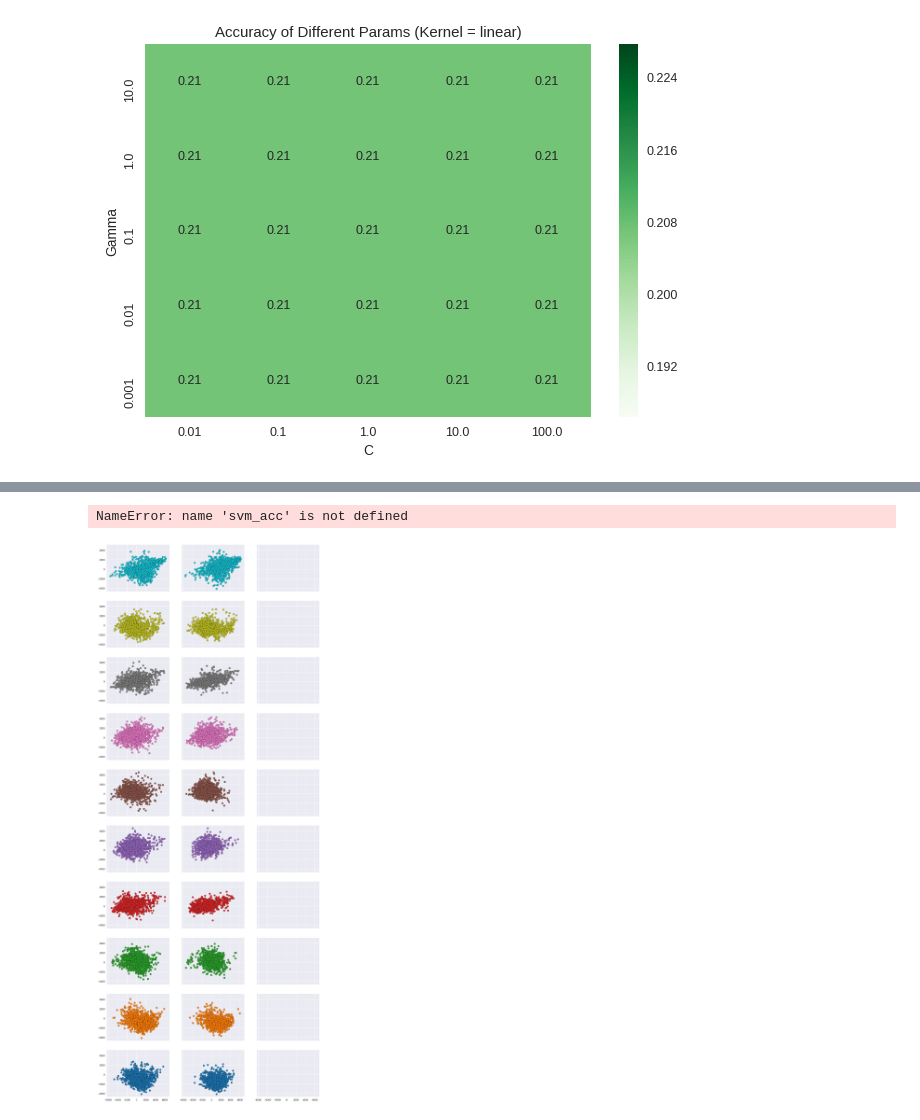
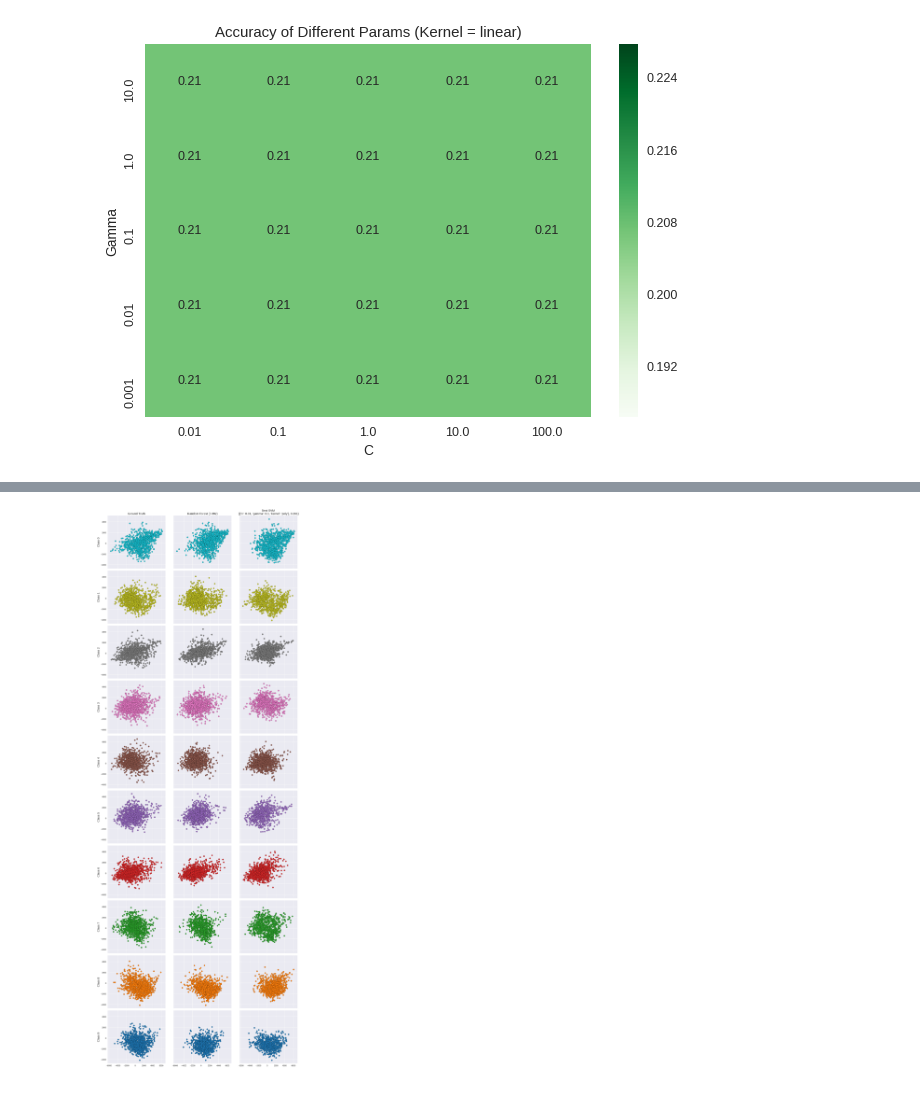
Before and after one commit to amoshyc/ccu-multimedia, a Jupyter notebook: hw2/cifar10/cifar10.ipynb, the cells around one changed output, grey strips where cells are left out. Drawn from its saved outputs; the diff is of its cells as text; code cells hidden in the pictures.

Commit message:
Fix images

```diff
--- a/hw2/cifar10/cifar10.ipynb
+++ b/hw2/cifar10/cifar10.ipynb
@@ -163,23 +163,22 @@ def plot2d(xs, ys, ax):
 # %%
 fig, ax = plt.subplots(10, 3, sharex=True, sharey=True, dpi=100, figsize=(15, 40))
 plot2d(xv, yv, ax[:, 0])
 plot2d(xv, rf_pred, ax[:, 1])
-# plot2d(xv, svm_pred, ax[:, 2])
+plot2d(xv, svm_pred, ax[:, 2])
 
 col_headers = [f'Class {x}' for x in range(10)]
 row_headers = [
     'Ground Truth',
     f'Random Forest ({rf_acc:.3f})',
     f'Best SVM \n({clf.best_params_}, {svm_acc:.3f})'
 ]
 for i, rh in enumerate(row_headers):
     ax[0, i].set_title(rh, fontsize=15)
 for i, ch in enumerate(col_headers):
     ax[i, 0].set_ylabel(ch, fontsize=15)
 
 fig.tight_layout()
 fig.savefig('plot.png')
 plt.show()
 # %% [output]
-NameError: name 'svm_acc' is not defined
-[figure, old version]
+[figure, new version]
```
Also changed, not shown: parts of 3 cells of this notebook, 1 other file.
